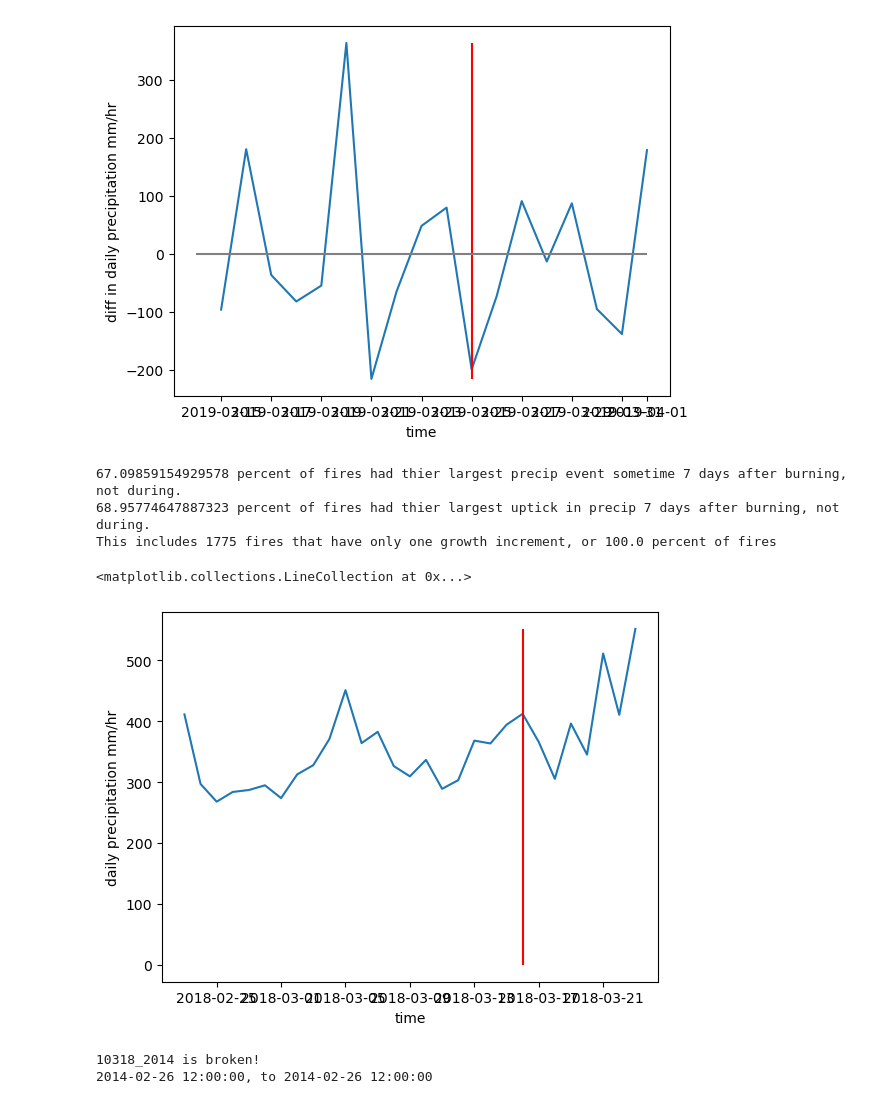
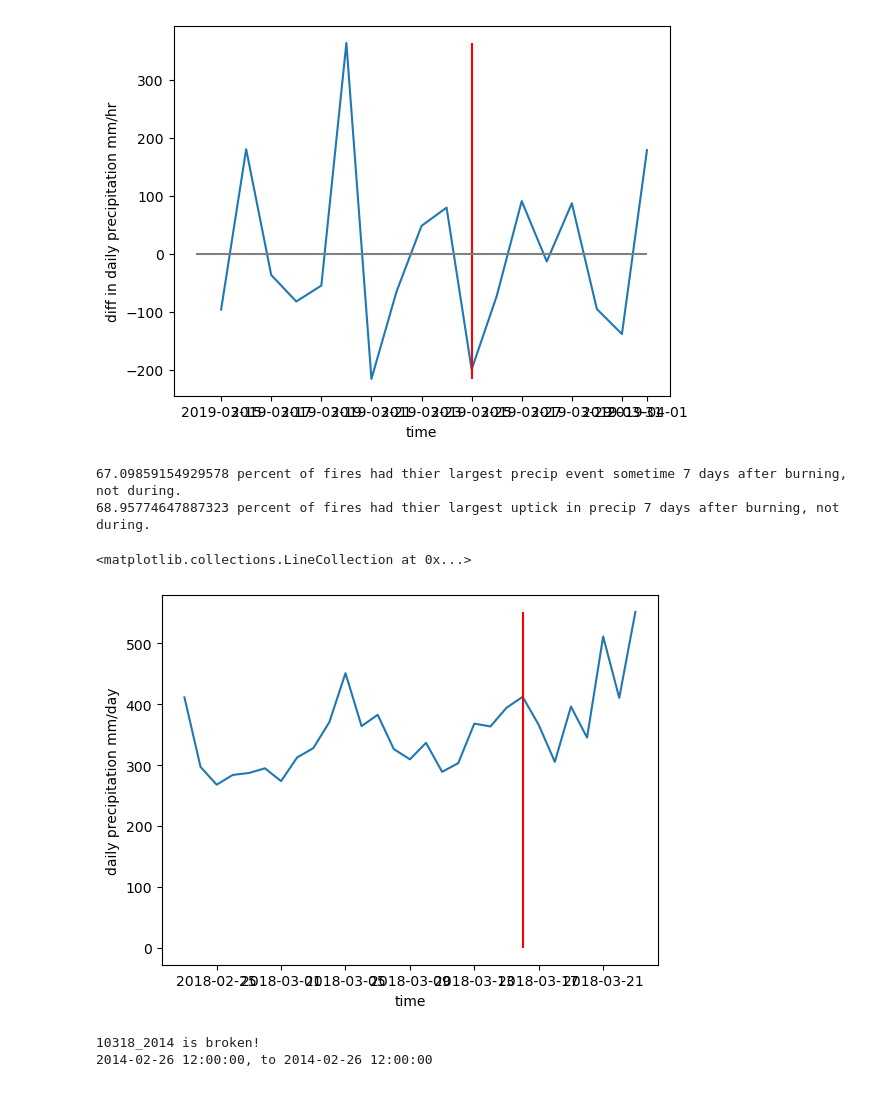
Before and after one commit to mccabete/precip, a Jupyter notebook: Precip_fire_stopping.ipynb, the cells around one changed output. Drawn from its saved outputs; the diff is of its cells as text; code cells hidden in the pictures.

```diff
--- a/Precip_fire_stopping.ipynb
+++ b/Precip_fire_stopping.ipynb
@@ -215,24 +235,23 @@ print(f"{(len(precip[precip.max_precip_in_end].UfireID.unique()) / len(precip.Uf
 
 
 print(f"{(len(precip[precip.max_precip_diff_in_end].UfireID.unique()) / len(precip.UfireID.unique()) ) * 100} percent of fires had thier largest uptick in precip 7 days after burning, not during.")
-print(f"This includes {len(precip[precip.num_growth_increments == 1].UfireID.unique())} fires that have only one growth increment, or {(len(precip[precip.num_growth_increments == 1].UfireID.unique())/len(precip.UfireID.unique())) * 100} percent of fires")
+#print(f"This includes {len(precip[precip.num_growth_increments == 1].UfireID.unique())} fires that have only one growth increment, or {(len(precip[precip.num_growth_increments == 1].UfireID.unique())/len(precip.UfireID.unique())) * 100} percent of fires")
 # %% [output]
 67.09859154929578 percent of fires had thier largest precip event sometime 7 days after burning, not during.
 68.95774647887323 percent of fires had thier largest uptick in precip 7 days after burning, not during.
-This includes 1775 fires that have only one growth increment, or 100.0 percent of fires
 # %%
 ## Example with uptick
 
 uptick_ids = precip[precip.max_precip_in_end].UfireID.unique()
 
 tmp = precip[precip.UfireID == uptick_ids[10]]
 plt.plot(tmp.t, tmp.precipitation)
-plt.ylabel("daily precipitation mm/hr")
+plt.ylabel("daily precipitation mm/day")
 plt.xlabel("time")
 plt.vlines(x = tmp.end_time_dt.astype("datetime64[ns]").max(), ymin = 0, ymax = tmp.precipitation.max(), label= "End of fire", color = "red")
 # %% [output]
 <matplotlib.collections.LineCollection at 0x...>
-[figure, old version]
+[figure, new version]
 # %%
 uptick_ids = precip[precip.max_precip_in_end].UfireID.unique()
 
```
Also changed, not shown: parts of 10 cells of this notebook, 2 other files.
